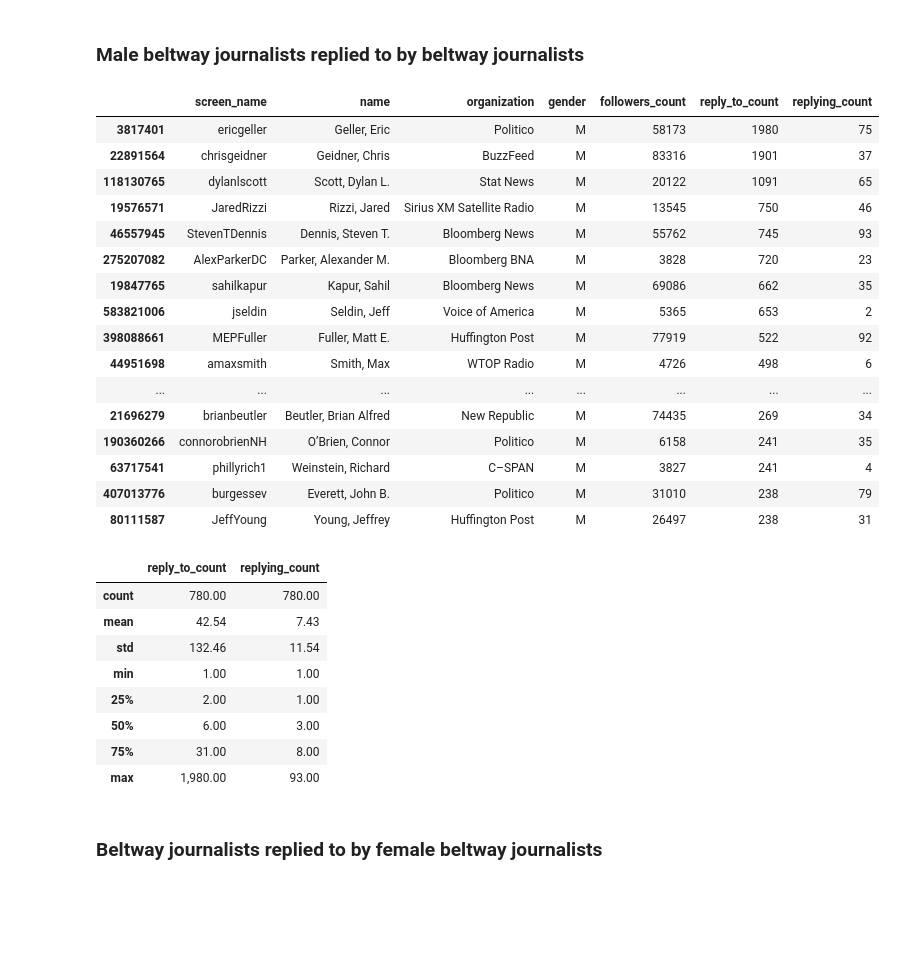
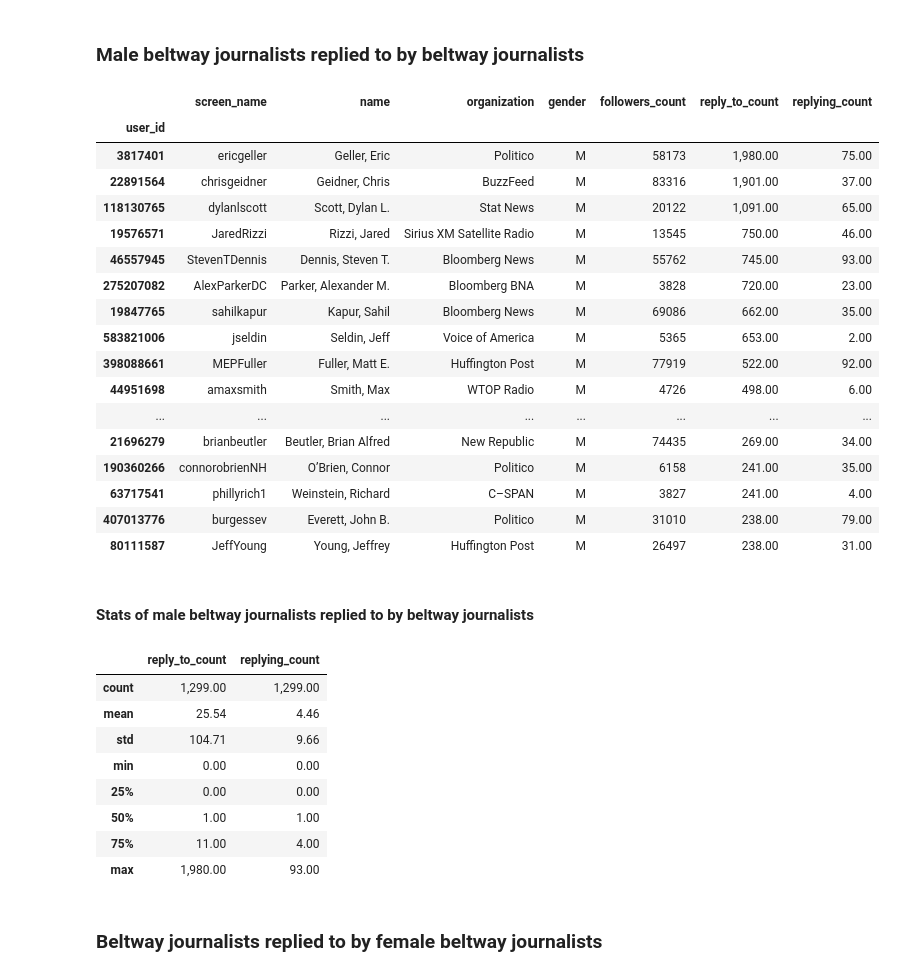
Before and after one commit to justinlittman/beltway_reporters, a Jupyter notebook: jupyter/Gender dynamics.ipynb, the cells around one changed output. Drawn from its saved outputs; the diff is of its cells as text; code cells hidden in the pictures; blank space fills up the shorter version.

```diff
--- a/jupyter/Gender dynamics.ipynb
+++ b/jupyter/Gender dynamics.ipynb
@@ -1236,7 +1353,16 @@ def journalist_reply_summary(reply_df):
     replying_to_user_count_df.index.name = 'user_id'
 
     # Join with user summary
-    return user_summary_df.join([reply_count_df, replying_to_user_count_df], how="inner").sort_values(['reply_to_count', 'replying_count', 'followers_count'], ascending=False)
+    journalist_reply_summary_df = user_summary_df.join([reply_count_df, replying_to_user_count_df])
+    journalist_reply_summary_df.fillna(0, inplace=True)
+    journalist_reply_summary_df = journalist_reply_summary_df.sort_values(['reply_to_count', 'replying_count', 'followers_count'], ascending=False)
+    return journalist_reply_summary_df
+
+# Gender of top journalists replied to by beltway journalists
+def top_journalist_reply_gender_summary(reply_summary_df, replying_count_threshold=0, head=100):
+    top_reply_summary_df = reply_summary_df[reply_summary_df.replying_count > replying_count_threshold].head(head)
+    return pd.DataFrame({'count': top_reply_summary_df.gender.value_counts(),
+                  'percentage': top_reply_summary_df.gender.value_counts(normalize=True).mul(100).round(1).astype(str) + '%'})
 
 # Fields for displaying journalist mention summaries
 journalist_reply_summary_fields = ['screen_name', 'name', 'organization', 'gender', 'followers_count', 'reply_to_count', 'replying_count']
@@ -1414,38 +1531,41 @@ female_journalists_reply_summary_df[['reply_to_count', 'replying_count']].descri
 # %% [markdown]
 ### Male beltway journalists replied to by beltway journalists
 # %%
-male_journalists_reply_summary_df = journalist_reply_summary(journalists_reply_df[journalists_reply_df.reply_to_gender == 'M'])
+male_journalists_reply_summary_df = journalists_reply_summary_df[journalists_reply_summary_df.gender == 'M']
 male_journalists_reply_summary_df.to_csv('output/male_journalists_replied_to_by_journalists.csv')
 male_journalists_reply_summary_df[journalist_reply_summary_fields].head(25)
 # %% [output]
 |  | screen_name | name | organization | gender | followers_count | reply_to_count | replying_count |
-| 3817401 | ericgeller | Geller, Eric | Politico | M | 58173 | 1980 | 75 |
-| 22891564 | chrisgeidner | Geidner, Chris | BuzzFeed | M | 83316 | 1901 | 37 |
-| 118130765 | dylanlscott | Scott, Dylan L. | Stat News | M | 20122 | 1091 | 65 |
-| 19576571 | JaredRizzi | Rizzi, Jared | Sirius XM Satellite Radio | M | 13545 | 750 | 46 |
-| 46557945 | StevenTDennis | Dennis, Steven T. | Bloomberg News | M | 55762 | 745 | 93 |
-| 275207082 | AlexParkerDC | Parker, Alexander M. | Bloomberg BNA | M | 3828 | 720 | 23 |
-| 19847765 | sahilkapur | Kapur, Sahil | Bloomberg News | M | 69086 | 662 | 35 |
-| 583821006 | jseldin | Seldin, Jeff | Voice of America | M | 5365 | 653 | 2 |
-| 398088661 | MEPFuller | Fuller, Matt E. | Huffington Post | M | 77919 | 522 | 92 |
-| 44951698 | amaxsmith | Smith, Max | WTOP Radio | M | 4726 | 498 | 6 |
+| user_id |  |  |  |  |  |  |  |
+| 3817401 | ericgeller | Geller, Eric | Politico | M | 58173 | 1,980.00 | 75.00 |
+| 22891564 | chrisgeidner | Geidner, Chris | BuzzFeed | M | 83316 | 1,901.00 | 37.00 |
+| 118130765 | dylanlscott | Scott, Dylan L. | Stat News | M | 20122 | 1,091.00 | 65.00 |
+| 19576571 | JaredRizzi | Rizzi, Jared | Sirius XM Satellite Radio | M | 13545 | 750.00 | 46.00 |
+| 46557945 | StevenTDennis | Dennis, Steven T. | Bloomberg News | M | 55762 | 745.00 | 93.00 |
+| 275207082 | AlexParkerDC | Parker, Alexander M. | Bloomberg BNA | M | 3828 | 720.00 | 23.00 |
+| 19847765 | sahilkapur | Kapur, Sahil | Bloomberg News | M | 69086 | 662.00 | 35.00 |
+| 583821006 | jseldin | Seldin, Jeff | Voice of America | M | 5365 | 653.00 | 2.00 |
+| 398088661 | MEPFuller | Fuller, Matt E. | Huffington Post | M | 77919 | 522.00 | 92.00 |
+| 44951698 | amaxsmith | Smith, Max | WTOP Radio | M | 4726 | 498.00 | 6.00 |
 | ... | ... | ... | ... | ... | ... | ... | ... |
-| 21696279 | brianbeutler | Beutler, Brian Alfred | New Republic | M | 74435 | 269 | 34 |
-| 190360266 | connorobrienNH | O’Brien, Connor | Politico | M | 6158 | 241 | 35 |
-| 63717541 | phillyrich1 | Weinstein, Richard | C–SPAN | M | 3827 | 241 | 4 |
-| 407013776 | burgessev | Everett, John B. | Politico | M | 31010 | 238 | 79 |
-| 80111587 | JeffYoung | Young, Jeffrey | Huffington Post | M | 26497 | 238 | 31 |
+| 21696279 | brianbeutler | Beutler, Brian Alfred | New Republic | M | 74435 | 269.00 | 34.00 |
+| 190360266 | connorobrienNH | O’Brien, Connor | Politico | M | 6158 | 241.00 | 35.00 |
+| 63717541 | phillyrich1 | Weinstein, Richard | C–SPAN | M | 3827 | 241.00 | 4.00 |
+| 407013776 | burgessev | Everett, John B. | Politico | M | 31010 | 238.00 | 79.00 |
+| 80111587 | JeffYoung | Young, Jeffrey | Huffington Post | M | 26497 | 238.00 | 31.00 |
+# %% [markdown]
+#### Stats of male beltway journalists replied to by beltway journalists
 # %%
 male_journalists_reply_summary_df[['reply_to_count', 'replying_count']].describe()
 # %% [output]
 |  | reply_to_count | replying_count |
-| count | 780.00 | 780.00 |
-| mean | 42.54 | 7.43 |
-| std | 132.46 | 11.54 |
-| min | 1.00 | 1.00 |
-| 25% | 2.00 | 1.00 |
-| 50% | 6.00 | 3.00 |
-| 75% | 31.00 | 8.00 |
+| count | 1,299.00 | 1,299.00 |
+| mean | 25.54 | 4.46 |
+| std | 104.71 | 9.66 |
+| min | 0.00 | 0.00 |
+| 25% | 0.00 | 0.00 |
+| 50% | 1.00 | 1.00 |
+| 75% | 11.00 | 4.00 |
 | max | 1,980.00 | 93.00 |
 # %% [markdown]
 ### Beltway journalists replied to by female beltway journalists
```
Also changed, not shown: parts of 102 cells of this notebook, 24 other files.
